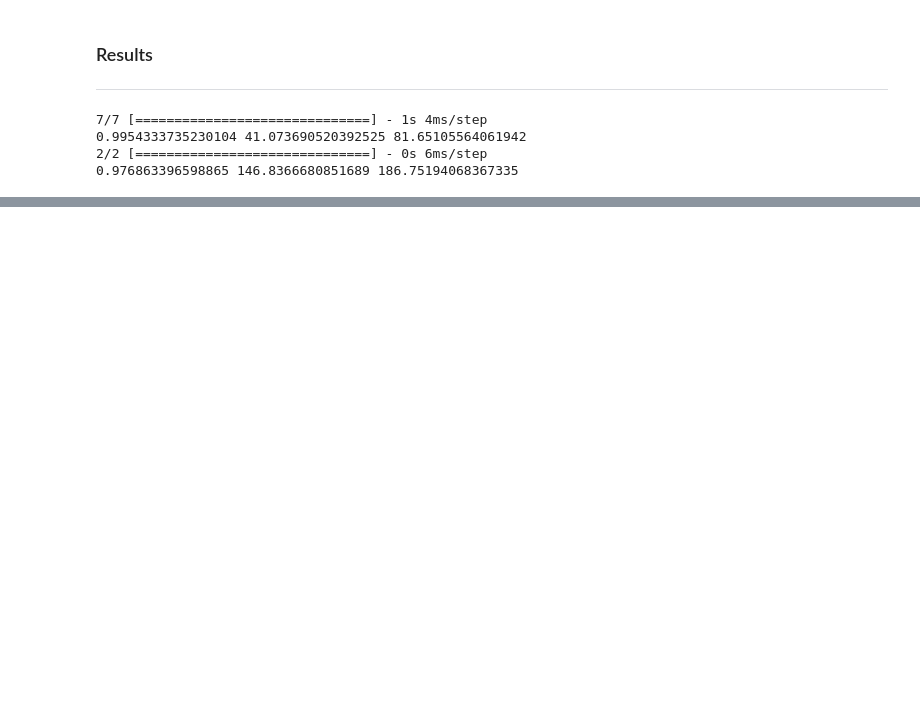
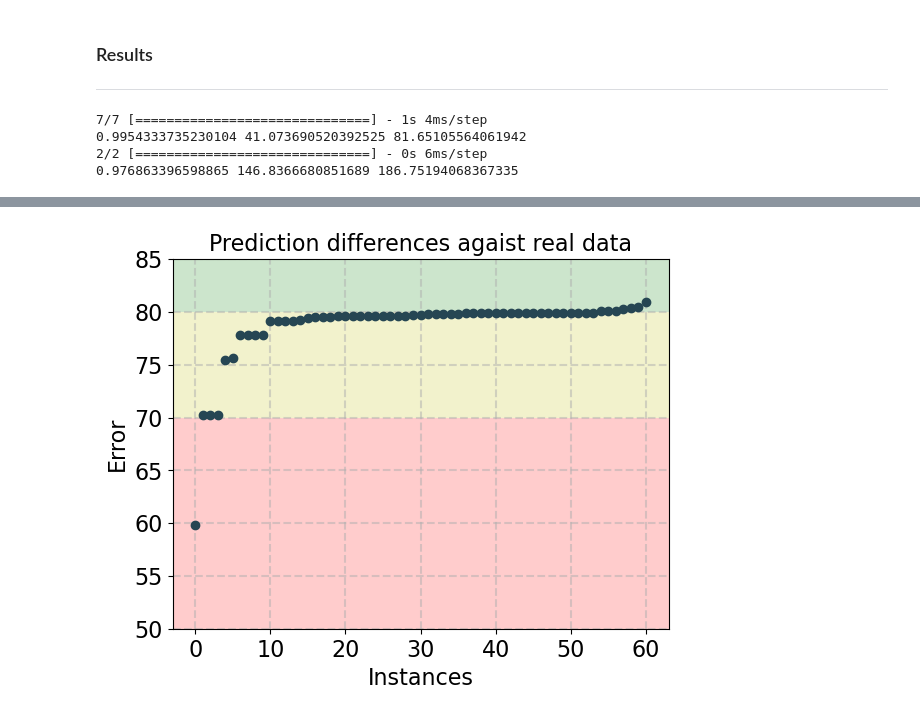
Before and after one commit to ikumpli/LSTM-GANS-RUL-Prediction-for-Lithium-ion-Bateries, a Jupyter notebook: code/02_02_rrnn.ipynb, the cells around one changed output, grey strips where cells are left out. Saved outputs shown, nothing was run; the diff lists cells and outputs as text; code cells hidden in the pictures; blank space fills up the shorter version.

```diff
--- a/code/02_02_rrnn.ipynb
+++ b/code/02_02_rrnn.ipynb
@@ -288 +275,18 @@ diff_ordered = np.sort(diff, axis=0)[::-1]
+# %%
+differences = (y_test - ypred).flatten()
+list_soh = []
+for k, v in enumerate(differences):
+    df_modify = df_desc_final_pickle_load.loc[y_test_mod[:,1][k],:]
+    if len(df_modify[df_modify['RUL']<v]) == 0: list_soh.append(df_modify[df_modify['RUL']>v].tail(1)['SoH_max_ch'].values[0])
+    else: list_soh.append(    np.mean([  df_modify[df_modify['RUL']<v].head(1)['SoH_max_ch'].values[0], df_modify[df_modify['RUL']>v].tail(1)['SoH_max_ch'].values[0] ]   )   )
+
+plt.plot(np.sort(list_soh), 'bo', color='#264653', linewidth=2)
+plt.xticks(fontsize=16), plt.yticks(fontsize=16), plt.grid(linestyle='--',linewidth=1.5, alpha = 0.5);
+plt.xlabel('Instances', fontsize=16), plt.ylabel('Error', fontsize=16), plt.title('Prediction differences agaist real data', fontsize=16);
+plt.axhspan(70, 50, facecolor='r', alpha=0.2), plt.axhspan(80, 70, facecolor='y', alpha=0.2), plt.axhspan(85, 80, facecolor='g', alpha=0.2), plt.ylim(50, 85);
+
+# plt.annotate(f"{len(diff_ordered[diff_ordered >= 0])}", xy=(10, 100), xytext=(10, 100), fontsize=16, color='k', fontweight='bold');
+# plt.annotate(f"{len(diff_ordered[diff_ordered < 0])}", xy=(35, -100), xytext=(35, -100), fontsize=16, color='k', fontweight='bold');
+# %% [output]
+[figure, added]
 # %%
```
Also changed, not shown: parts of 19 cells of this notebook, 2 other files.
